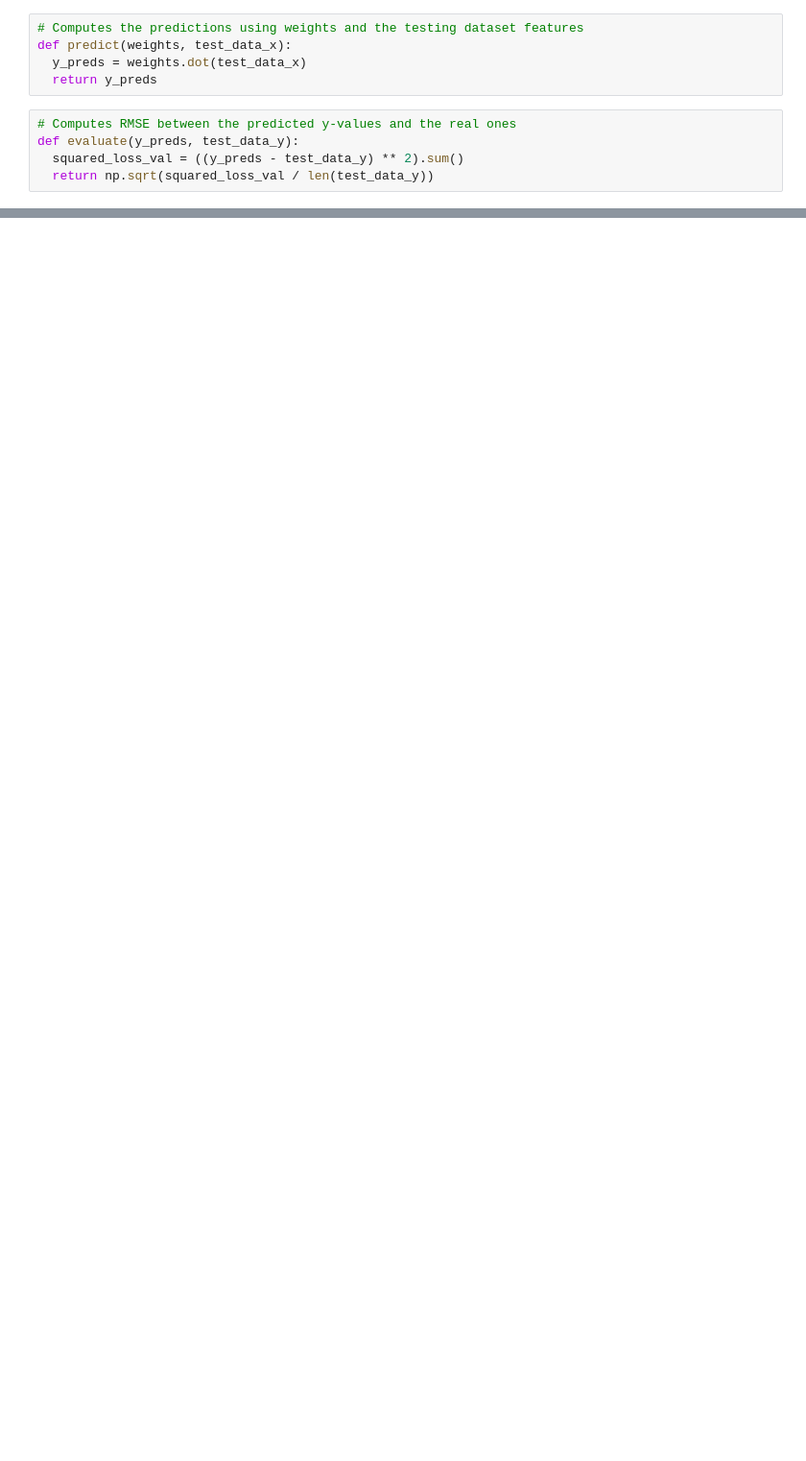
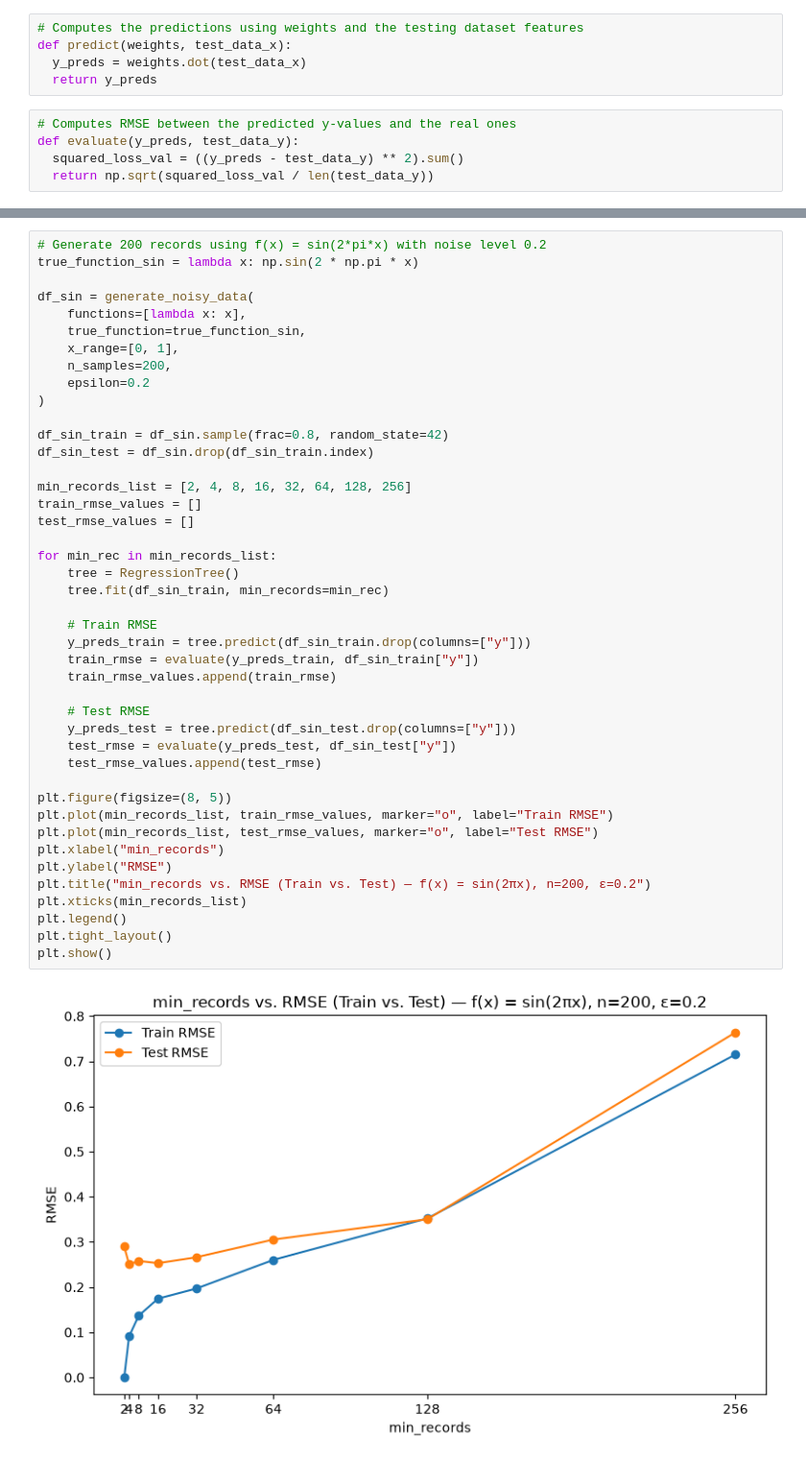
Before and after one commit to dburkhart07/CS-6220, a Jupyter notebook: homework2/homework2.ipynb, the cells around one changed output, grey strips where cells are left out. Shown at 96% size. Drawn from its saved outputs; the diff is of its cells as text; blank space fills up the shorter version.

```diff
--- a/homework2/homework2.ipynb
+++ b/homework2/homework2.ipynb
@@ -79,0 +426,45 @@ def evaluate(y_preds, test_data_y):
+# %%
+# Generate 200 records using f(x) = sin(2*pi*x) with noise level 0.2
+true_function_sin = lambda x: np.sin(2 * np.pi * x)
+
+df_sin = generate_noisy_data(
+    functions=[lambda x: x],
+    true_function=true_function_sin,
+    x_range=[0, 1],
+    n_samples=200,
+    epsilon=0.2
+)
+
+df_sin_train = df_sin.sample(frac=0.8, random_state=42)
+df_sin_test = df_sin.drop(df_sin_train.index)
+
+min_records_list = [2, 4, 8, 16, 32, 64, 128, 256]
+train_rmse_values = []
+test_rmse_values = []
+
+for min_rec in min_records_list:
+    tree = RegressionTree()
+    tree.fit(df_sin_train, min_records=min_rec)
+
+    # Train RMSE
+    y_preds_train = tree.predict(df_sin_train.drop(columns=["y"]))
+    train_rmse = evaluate(y_preds_train, df_sin_train["y"])
+    train_rmse_values.append(train_rmse)
+
+    # Test RMSE
+    y_preds_test = tree.predict(df_sin_test.drop(columns=["y"]))
+    test_rmse = evaluate(y_preds_test, df_sin_test["y"])
+    test_rmse_values.append(test_rmse)
+
+plt.figure(figsize=(8, 5))
+plt.plot(min_records_list, train_rmse_values, marker="o", label="Train RMSE")
+plt.plot(min_records_list, test_rmse_values, marker="o", label="Test RMSE")
+plt.xlabel("min_records")
+plt.ylabel("RMSE")
+plt.title("min_records vs. RMSE (Train vs. Test) — f(x) = sin(2πx), n=200, ε=0.2")
+plt.xticks(min_records_list)
+plt.legend()
+plt.tight_layout()
+plt.show()
+# %% [output]
+[figure, added]
```
Also changed, not shown: parts of 15 cells of this notebook, 2 other files.
